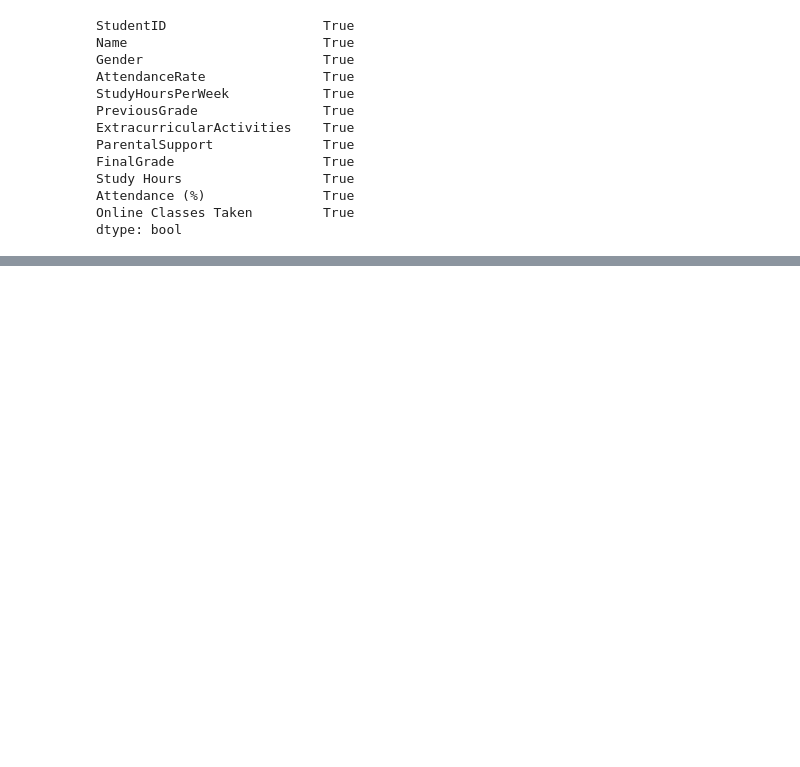
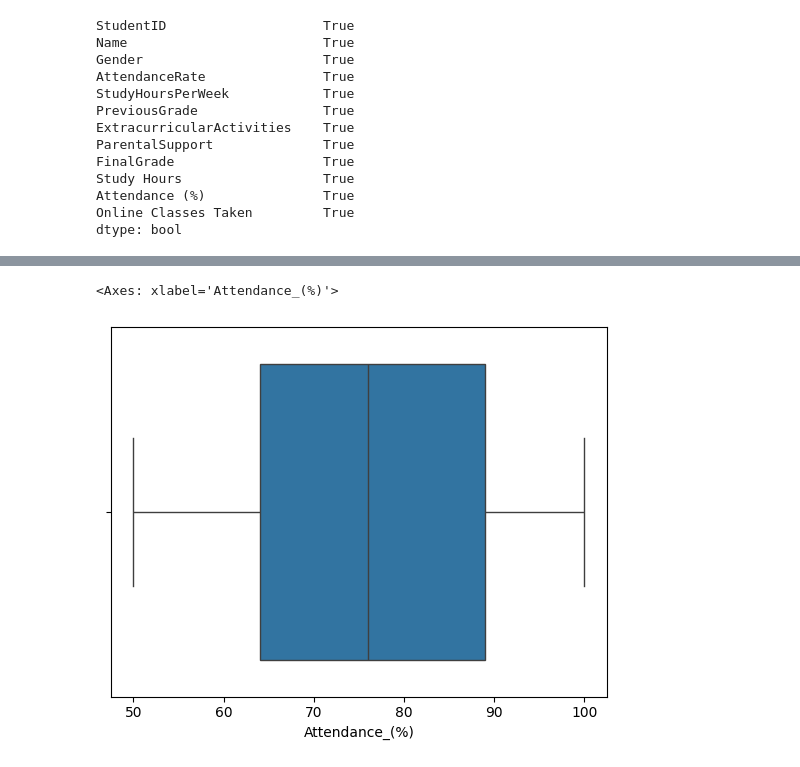
Before and after one commit to Deepakvardhan/Analysis, a Jupyter notebook: student_analysis.ipynb, the cells around one changed output, grey strips where cells are left out. Saved outputs shown, nothing was run; the diff lists cells and outputs as text; code cells hidden in the pictures; blank space fills up the shorter version.

```diff
--- a/student_analysis.ipynb
+++ b/student_analysis.ipynb
@@ -158,0 +193,3 @@ student_content_copy.corr(numeric_only=True)
+# %%
+student_content_copy.reset_index(drop=True, inplace=True)
+student_content_copy
@@ -158,0 +210,5 @@ student_content_copy.corr(numeric_only=True)
+# %%
+sns.boxplot(x=student_content_copy["Attendance_(%)"])##outlier in Attendance (%)
+# %% [output]
+<Axes: xlabel='Attendance_(%)'>
+[figure, added]
```
Also changed, not shown: parts of 18 cells of this notebook.
